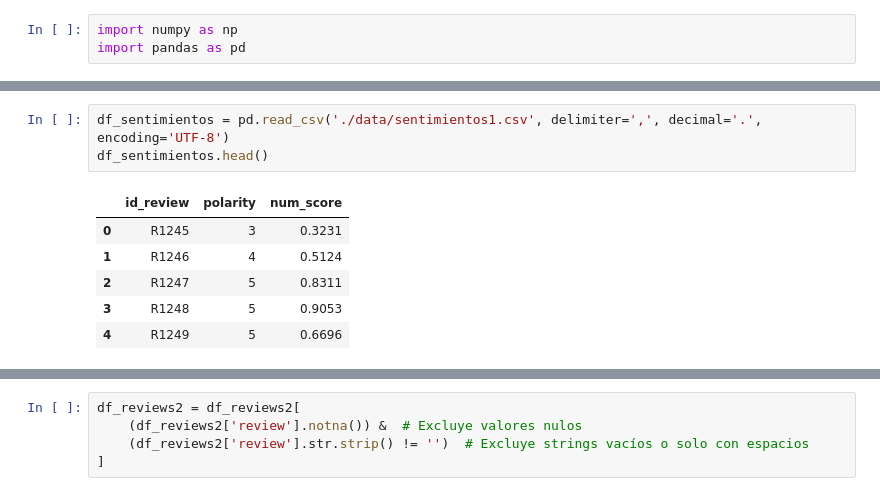
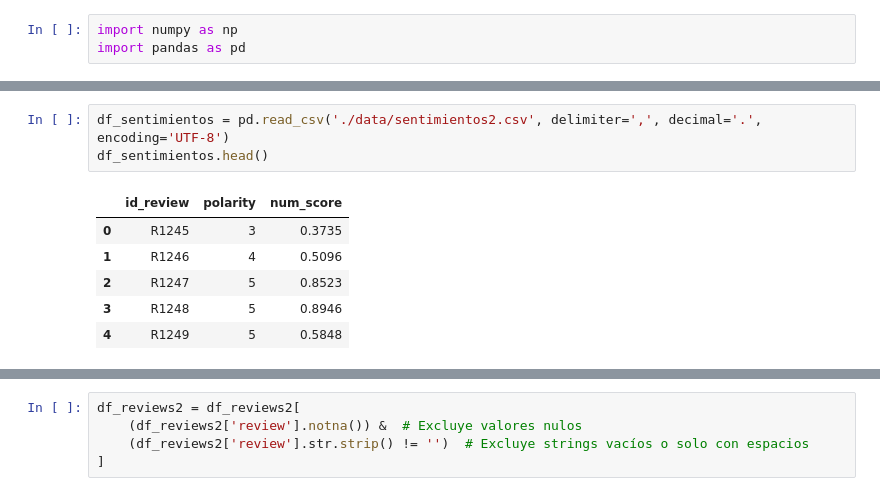
Before and after one commit to KokeRojo/tfm, a Jupyter notebook: 4-PreProcesoDatos.ipynb, the cells around one changed output, grey strips where cells are left out. Saved outputs shown, nothing was run; the diff lists cells and outputs as text.

```diff
--- a/4-PreProcesoDatos.ipynb
+++ b/4-PreProcesoDatos.ipynb
@@ -12,12 +12,12 @@ df_reviews.head()
 | 3 | R1248 | Excelente experiencia Comida mara... | Aniversario de boda | 5.0 | 0 | atima J | 71036.0 | 1 years ago | tripadvisor |
 | 4 | R1249 | Mi pasión es viajar y disfrutar d... | No te lo querrás perder! | 5.0 | 0 | nbocadoalmundo | 71036.0 | 1 years ago | tripadvisor |
 # %%
-df_sentimientos = pd.read_csv('./data/sentimientos1.csv', delimiter=',', decimal='.', encoding='UTF-8')
+df_sentimientos = pd.read_csv('./data/sentimientos2.csv', delimiter=',', decimal='.', encoding='UTF-8')
 df_sentimientos.head()
 # %% [output]
 |  | id_review | polarity | num_score |
-| 0 | R1245 | 3 | 0.3231 |
-| 1 | R1246 | 4 | 0.5124 |
-| 2 | R1247 | 5 | 0.8311 |
-| 3 | R1248 | 5 | 0.9053 |
-| 4 | R1249 | 5 | 0.6696 |
+| 0 | R1245 | 3 | 0.3735 |
+| 1 | R1246 | 4 | 0.5096 |
+| 2 | R1247 | 5 | 0.8523 |
+| 3 | R1248 | 5 | 0.8946 |
+| 4 | R1249 | 5 | 0.5848 |
```
Also changed, not shown: parts of 7 cells of this notebook, 2 other files.
